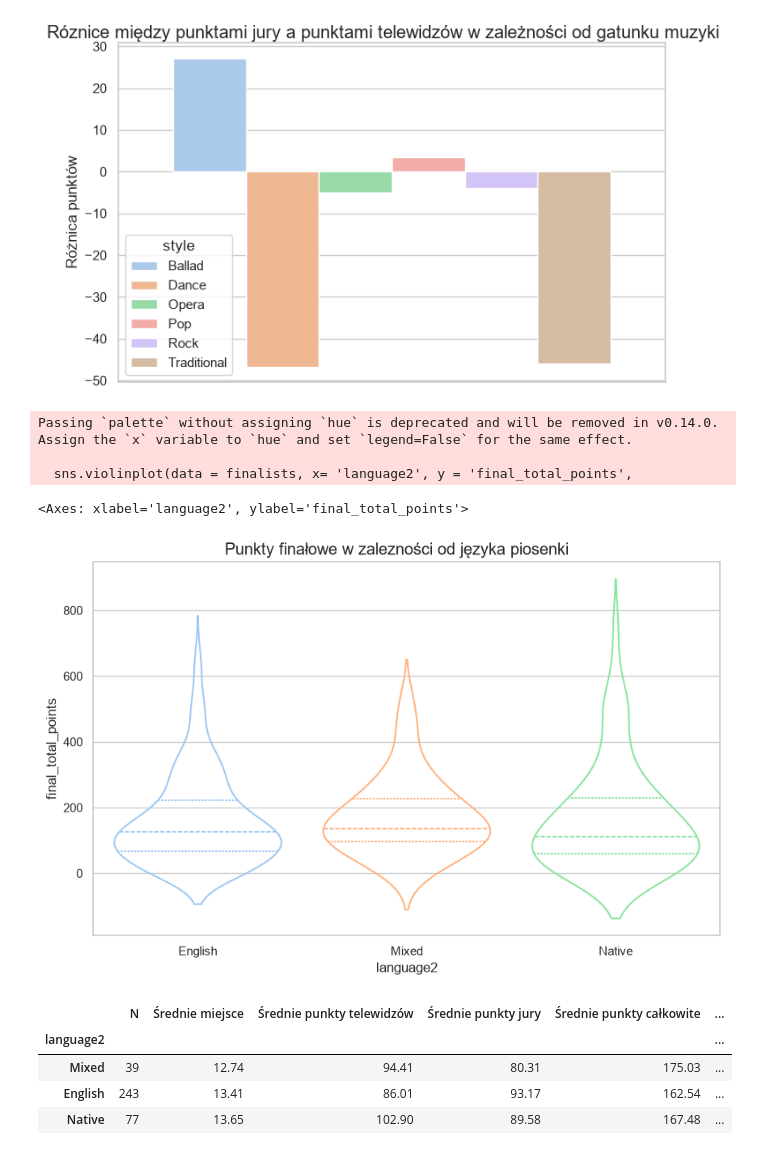
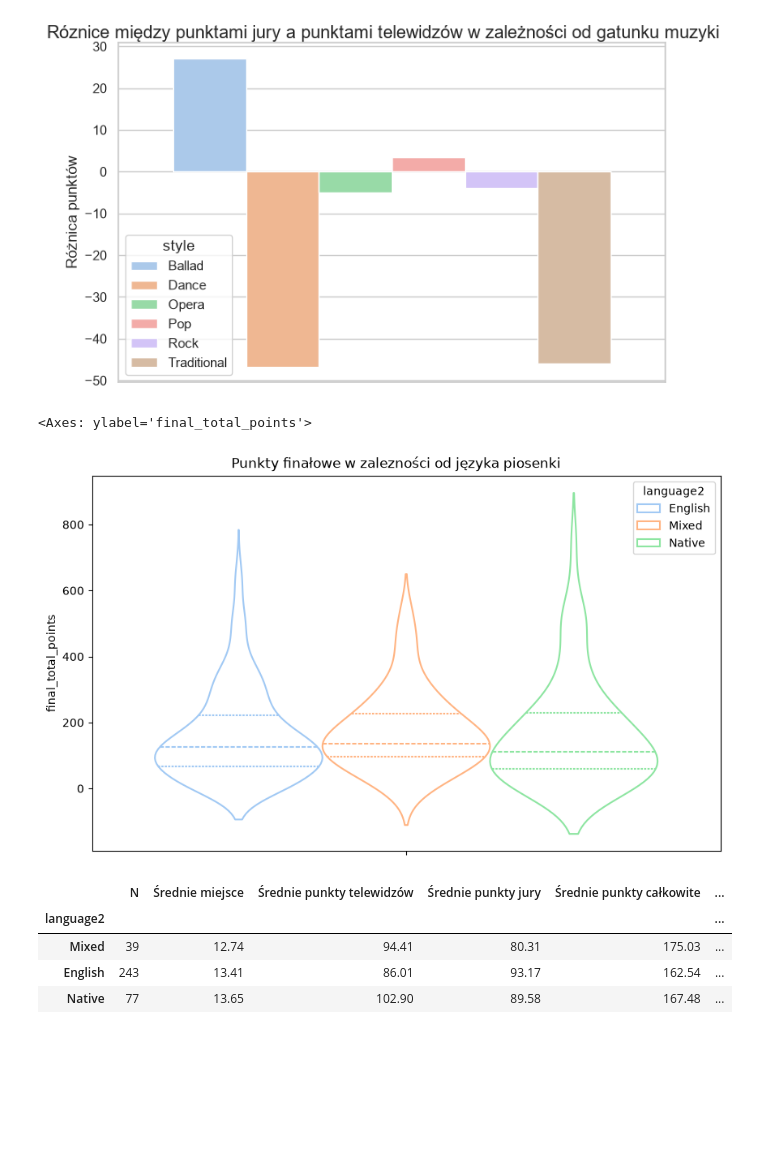
Before and after one commit to jerkanicol-gh/Analiza-Eurowizji, a Jupyter notebook: Eurowizja.ipynb, the cells around one changed output. Drawn from its saved outputs; the diff is of its cells as text; code cells hidden in the pictures; blank space fills up the shorter version.

```diff
--- a/Eurowizja.ipynb
+++ b/Eurowizja.ipynb
@@ -130,14 +130,10 @@ finalists['language2'] = finalists['language'].apply(language)
 # %%
 plt.figure(figsize = (10,6))
 plt.suptitle('Punkty finałowe w zalezności od języka piosenki', y = 0.92)
-sns.violinplot(data = finalists, hue= 'language2', y = 'final_total_points',
-              inner="quart", fill=False, palette = 'pastel')
+sns.violinplot(data = finalists, hue= 'language2', y = 'final_total_points', inner='quart', fill=False, palette = 'pastel')
 # %% [output]
-Passing `palette` without assigning `hue` is deprecated and will be removed in v0.14.0. Assign the `x` variable to `hue` and set `legend=False` for the same effect.
-
-  sns.violinplot(data = finalists, x= 'language2', y = 'final_total_points',
+<Axes: ylabel='final_total_points'>
-<Axes: xlabel='language2', ylabel='final_total_points'>
-[figure, old version]
+[figure, new version]
 # %%
 languages = finalists.groupby(['language2']).agg({'language2': 'count',
                                                   'final_place': 'mean',
```
Also changed, not shown: 3 other files.
